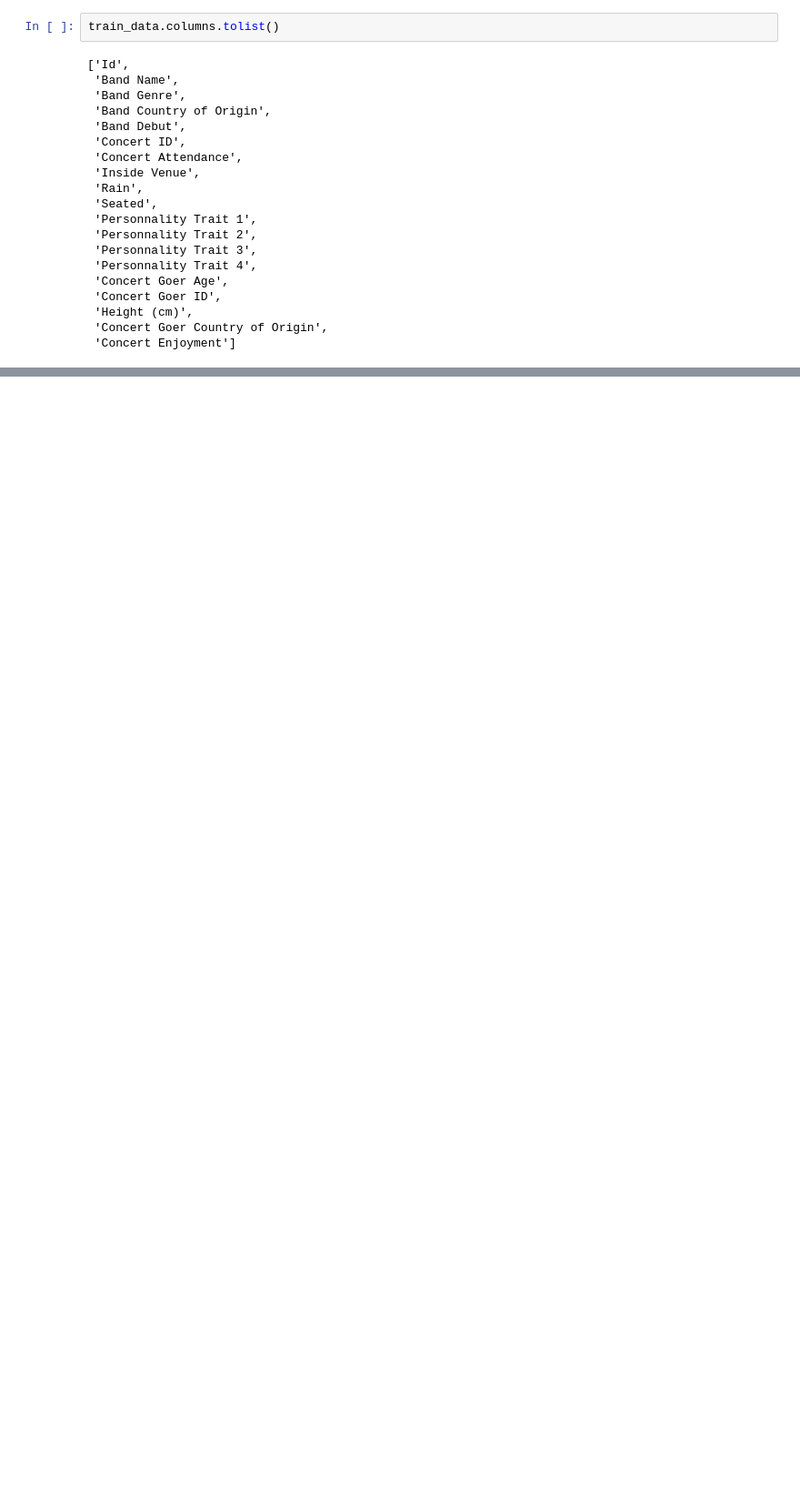
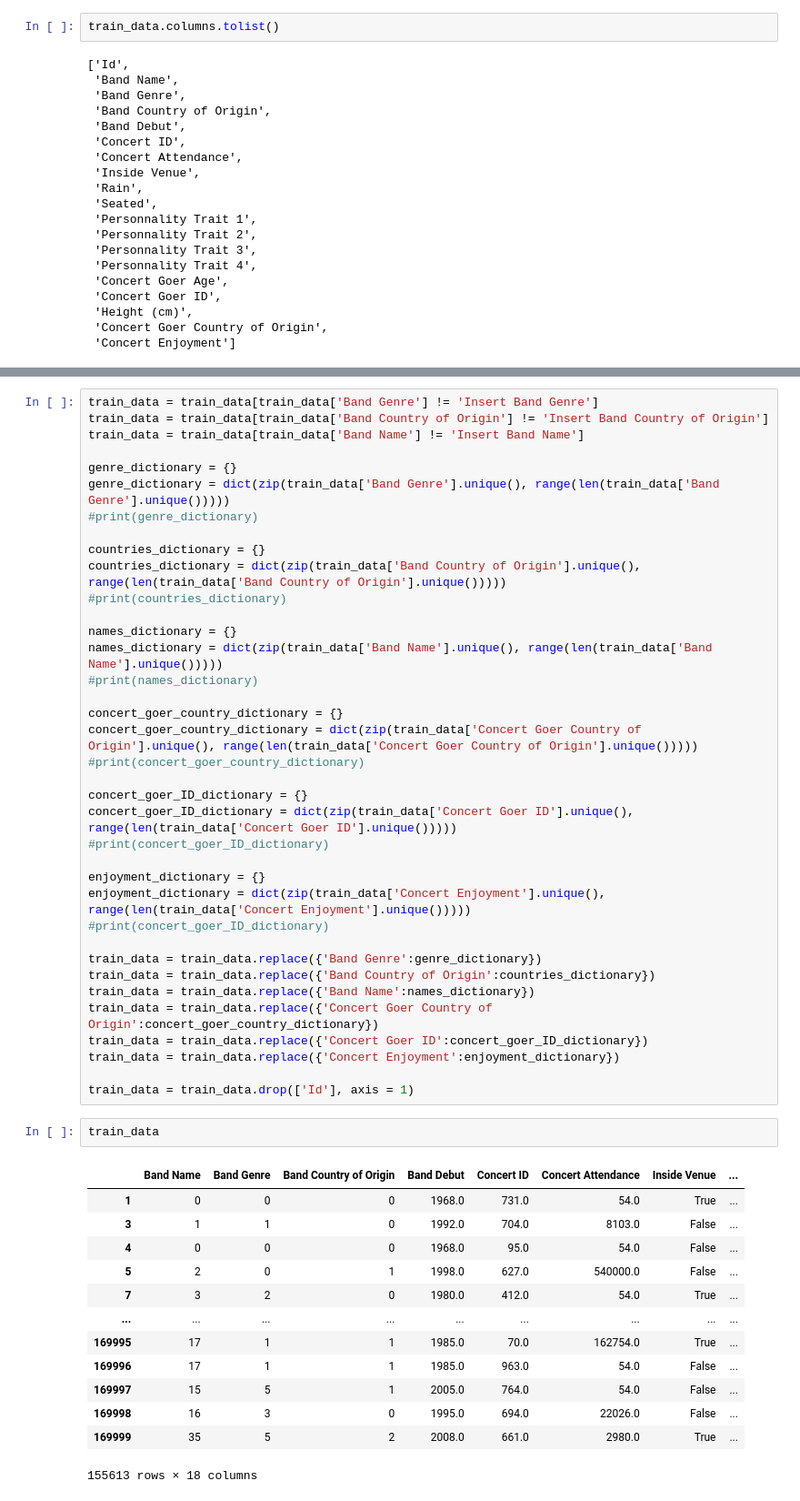
Before and after one commit to shahrohman/inf8245e_kaggle, a Jupyter notebook: ML_kaggle.ipynb, the cells around one changed output, grey strips where cells are left out. Shown at 91% size. Drawn from its saved outputs; the diff is of its cells as text; blank space fills up the shorter version.

```diff
--- a/ML_kaggle.ipynb
+++ b/ML_kaggle.ipynb
@@ -186,0 +227,53 @@ train_data.columns.tolist()
+# %%
+train_data = train_data[train_data['Band Genre'] != 'Insert Band Genre']
+train_data = train_data[train_data['Band Country of Origin'] != 'Insert Band Country of Origin']
+train_data = train_data[train_data['Band Name'] != 'Insert Band Name']
+
+genre_dictionary = {}
+genre_dictionary = dict(zip(train_data['Band Genre'].unique(), range(len(train_data['Band Genre'].unique()))))
+#print(genre_dictionary)
+
+countries_dictionary = {}
+countries_dictionary = dict(zip(train_data['Band Country of Origin'].unique(), range(len(train_data['Band Country of Origin'].unique()))))
+#print(countries_dictionary)
+
+names_dictionary = {}
+names_dictionary = dict(zip(train_data['Band Name'].unique(), range(len(train_data['Band Name'].unique()))))
+#print(names_dictionary)
+
+concert_goer_country_dictionary = {}
+concert_goer_country_dictionary = dict(zip(train_data['Concert Goer Country of Origin'].unique(), range(len(train_data['Concert Goer Country of Origin'].unique()))))
+#print(concert_goer_country_dictionary)
+
+concert_goer_ID_dictionary = {}
+concert_goer_ID_dictionary = dict(zip(train_data['Concert Goer ID'].unique(), range(len(train_data['Concert Goer ID'].unique()))))
+#print(concert_goer_ID_dictionary)
+
+enjoyment_dictionary = {}
+enjoyment_dictionary = dict(zip(train_data['Concert Enjoyment'].unique(), range(len(train_data['Concert Enjoyment'].unique()))))
+#print(concert_goer_ID_dictionary)
+
+train_data = train_data.replace({'Band Genre':genre_dictionary})
+train_data = train_data.replace({'Band Country of Origin':countries_dictionary})
+train_data = train_data.replace({'Band Name':names_dictionary})
+train_data = train_data.replace({'Concert Goer Country of Origin':concert_goer_country_dictionary})
+train_data = train_data.replace({'Concert Goer ID':concert_goer_ID_dictionary})
+train_data = train_data.replace({'Concert Enjoyment':enjoyment_dictionary})
+
+train_data = train_data.drop(['Id'], axis = 1)
+# %%
+train_data
+# %% [output]
+|  | Band Name | Band Genre | Band Country of Origin | Band Debut | Concert ID | Concert Attendance | Inside Venue | ... |
+| 1 | 0 | 0 | 0 | 1968.0 | 731.0 | 54.0 | True | ... |
+| 3 | 1 | 1 | 0 | 1992.0 | 704.0 | 8103.0 | False | ... |
+| 4 | 0 | 0 | 0 | 1968.0 | 95.0 | 54.0 | False | ... |
+| 5 | 2 | 0 | 1 | 1998.0 | 627.0 | 540000.0 | False | ... |
+| 7 | 3 | 2 | 0 | 1980.0 | 412.0 | 54.0 | True | ... |
+| ... | ... | ... | ... | ... | ... | ... | ... | ... |
+| 169995 | 17 | 1 | 1 | 1985.0 | 70.0 | 162754.0 | True | ... |
+| 169996 | 17 | 1 | 1 | 1985.0 | 963.0 | 54.0 | False | ... |
+| 169997 | 15 | 5 | 1 | 2005.0 | 764.0 | 54.0 | False | ... |
+| 169998 | 16 | 3 | 0 | 1995.0 | 694.0 | 22026.0 | False | ... |
+| 169999 | 35 | 5 | 2 | 2008.0 | 661.0 | 2980.0 | True | ... |
+155613 rows × 18 columns
```
Also changed, not shown: parts of 9 cells of this notebook, 2 other files.
